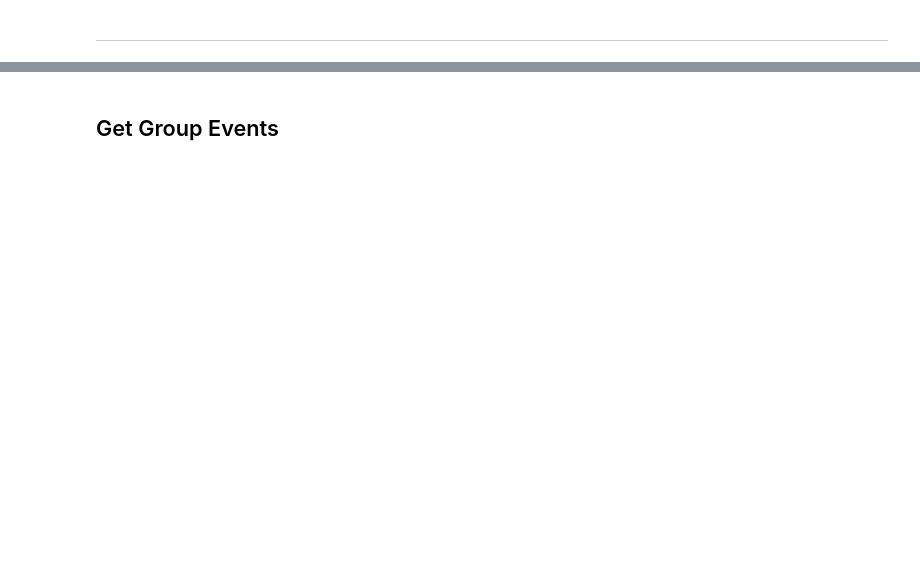
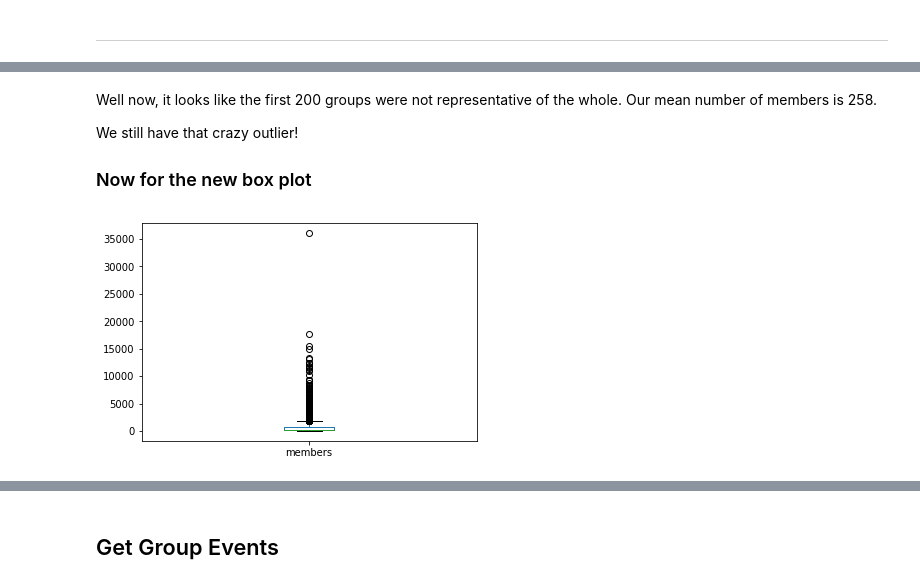
Before and after one commit to redpanda-ai/datascience_challenges, a Jupyter notebook: 01_explore_meetup_api/explore_sf_meetups.ipynb, the cells around one changed output, grey strips where cells are left out. Drawn from its saved outputs; the diff is of its cells as text; code cells hidden in the pictures; blank space fills up the shorter version.

Commit message:
Improving notebook

```diff
--- a/01_explore_meetup_api/explore_sf_meetups.ipynb
+++ b/01_explore_meetup_api/explore_sf_meetups.ipynb
@@ -210,0 +198,6 @@ sf_group_meta
+# %%
+group_meta = parse_meta(group_resp)
+total_count = group_resp.meta['total_count']
+count = group_resp.meta['count']
+page_count = math.ceil(total_count / count)
+group_meta
@@ -307,6 +286,0 @@ page_num
-# %%
-
-for i in range(1, page_num):
-    print(f"{i} - Getting groups")
-    group_resp = client.GetGroups(category_id = 34, city='San Francisco', state='ca', country='us', offset=i)
-    meetup_groups.extend(group_resp.results)
@@ -337,0 +295,12 @@ len(meetup_groups)
+# %%
+%%capture --no-display
+from tqdm import tnrange, tqdm_notebook
+page_df_list = [first_page_df] # we already have the first page
+
+for i in tnrange(1, page_count):
+    frame = parse_results(get_a_group(i))
+    frame = frame[column_list]
+    page_df_list.append(frame)
+
+big_df = pd.concat(page_df_list, ignore_index=True)
+big_df
@@ -339,0 +348,11 @@ len(meetup_groups)
+# %% [markdown]
+Well now, it looks like the first 200 groups were not representative of the
+whole.  Our mean number of members is 258.
+
+We still have that crazy outlier!
+
+### Now for the new box plot
+# %%
+big_df['members'].plot.box();
+# %% [output]
+[figure, added]
```
Also changed, not shown: parts of 53 cells of this notebook, 1 other file.
